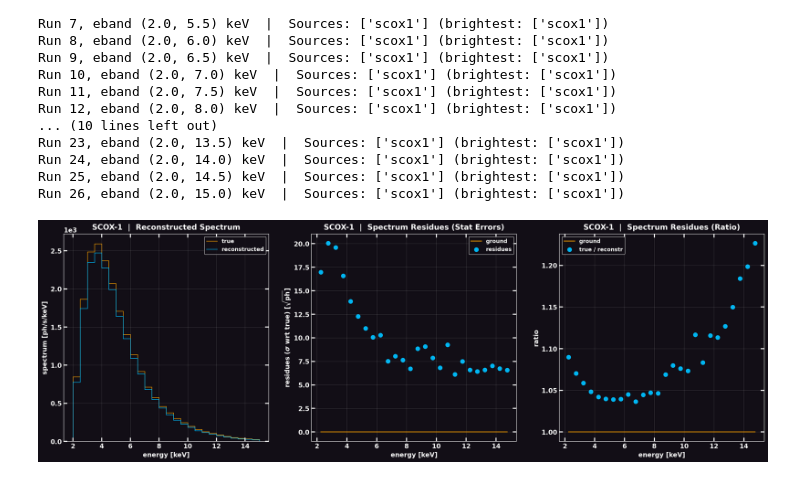
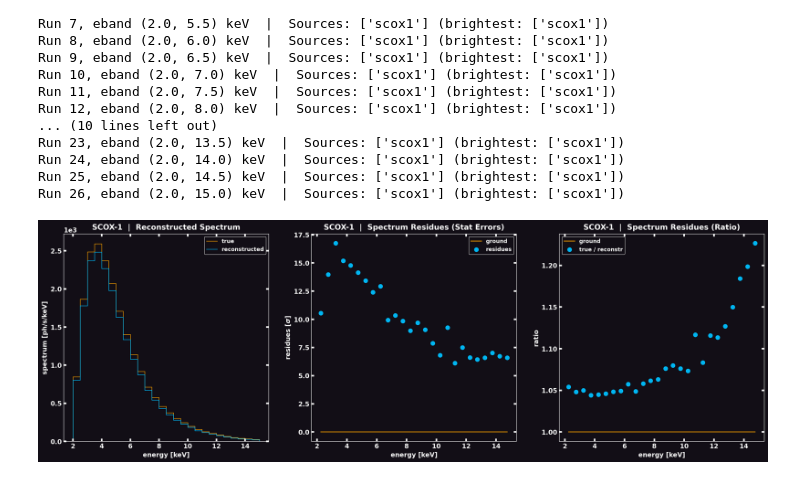
Before and after one commit to EdoardoGiancarli/LearningCodedMasks, a Jupyter notebook: IROS/test_spectr_sigma_AND_cts.ipynb, the cells around one changed output. Saved outputs shown, nothing was run; the diff lists cells and outputs as text; code cells hidden in the pictures.

Commit message:
spectr: test sigma larger bound - FAILED

```diff
--- a/IROS/test_spectr_sigma_AND_cts.ipynb
+++ b/IROS/test_spectr_sigma_AND_cts.ipynb
@@ -23,12 +23,12 @@ from IROSrec.iros.procedure import run_IROS, get_sources_database
 
 ds.show.set_figures_darkbkg()
 # %%
-BASE_PATH: str = "/mnt/dbb8f47e-da06-47bf-8ef5-038092af70f7/Edos_Magnificent_Manor/PhD_AASS/Coding/IROS_Data"
-SIM_PATH: str = f"{BASE_PATH}/Simulations"
-OUT_PATH: str = f"{BASE_PATH}/Outputs"
+# BASE_PATH: str = "/mnt/dbb8f47e-da06-47bf-8ef5-038092af70f7/Edos_Magnificent_Manor/PhD_AASS/Coding/IROS_Data"
+# SIM_PATH: str = f"{BASE_PATH}/Simulations"
+# OUT_PATH: str = f"{BASE_PATH}/Outputs"
 
-# BASE_PATH: str = "/mnt/d/PhD_AASS/Coding/Images_fits"
-# SIM_PATH = OUT_PATH = BASE_PATH
+BASE_PATH: str = "/mnt/d/PhD_AASS/Coding/Images_fits"
+SIM_PATH = OUT_PATH = BASE_PATH
 
 
 
@@ -37,7 +37,7 @@ MASK_FITS: str = "mask_NTHT_20250725.fits"
 UPS_X: int = 2
 UPS_Y: int = 1
 
-wfm: CodedMaskCamera = codedmask(f"{SIM_PATH}/{MASK_FITS}", UPS_X, UPS_Y)
+wfm: CodedMaskCamera = codedmask(f"{SIM_PATH}/{MASK_FITS}", UPS_X, UPS_Y, els_mask_y=1.5)
 
 
 
@@ -367,7 +367,7 @@ def custom_optimiser(
         # * setup fit params boundaries
         bounds = [
             (0.0, 0.95 * sky_peak),
-            (1.0, 1.5 * sky_peak),
+            (10.0, 1.5 * sky_peak),
         ]
 
         # perform optimisation
@@ -675,32 +675,32 @@ ds.plot(
             ylabel='spectrum [ph/s/keV]',
             labels=('true', 'reconstructed'),
             style='stairs',
             color=('Orange', 'DeepSkyBlue'),
             # yscale='log',
         ),
         ds.map4plot(
             arrs=(np.zeros_like(true_spectr), (true_cts - iros_cts[:, 0]) / np.sqrt(true_cts)),
             title='SCOX-1  |  Spectrum Residues (Stat Errors)',
             x=ebins[:-1] + np.diff(ebins) / 2,
             xlabel='energy [keV]',
-            ylabel='residues ($\\sigma$ wrt true) [$\\sqrt{\\text{ph}}$]',
+            ylabel='residues [$\\sigma$]',
             labels=('ground', 'residues'),
             style=('plot', 'scatter'),
             color=('Orange', 'DeepSkyBlue'),
         ),
         ds.map4plot(
             arrs=(np.ones_like(true_spectr), true_cts / iros_cts[:, 0]),
             title='SCOX-1  |  Spectrum Residues (Ratio)',
             x=ebins[:-1] + np.diff(ebins) / 2,
             xlabel='energy [keV]',
             ylabel='ratio',
             labels=('ground', 'true / reconstr'),
             style=('plot', 'scatter'),
             color=('Orange', 'DeepSkyBlue'),
         ),
     ),
     ncols=3,
     save_to=f'{OUT_RESULTS_PATH}/{DATA_ID}_spectrs.png',
 )
 # %% [output]
-[figure, old version]
+[figure, new version]
```
Also changed, not shown: parts of 1 cell of this notebook.
